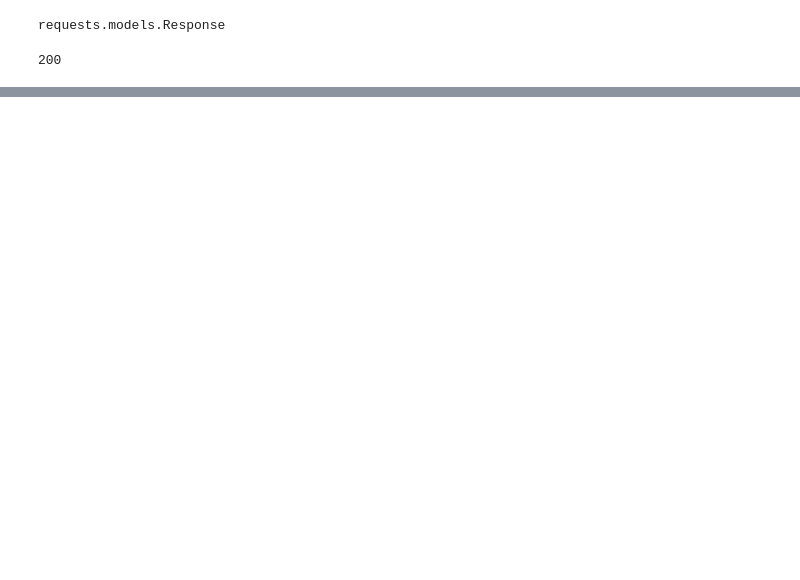
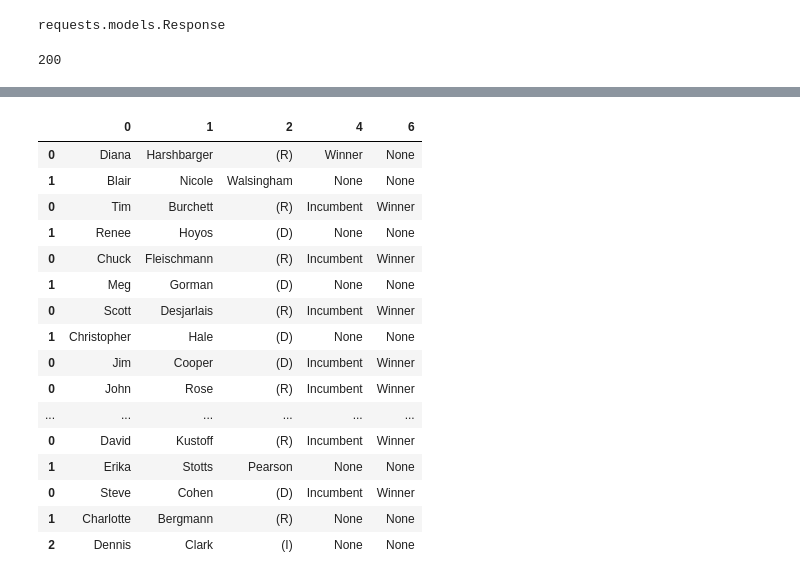
Before and after one commit to nss-data-science-cohort-5/webscraping_open_secrets-silver-sloths-2, a Jupyter notebook: notebooks/An Analysis of Political Contributions During the 2020 House of Representatives Election.ipynb, the cells around one changed output, grey strips where cells are left out. Cells and saved outputs as stored; diff of their text form; code cells hidden in the pictures; blank space fills up the shorter version.

```diff
--- a/notebooks/An Analysis of Political Contributions During the 2020 House of Representatives Election.ipynb
+++ b/notebooks/An Analysis of Political Contributions During the 2020 House of Representatives Election.ipynb
@@ -60,0 +63,20 @@ pd.read_html(str(soup.find('table')))[0]
+# %%
+stuff.drop(columns=[3,5])
+# %% [output]
+|  | 0 | 1 | 2 | 4 | 6 |
+| 0 | Diana | Harshbarger | (R) | Winner | None |
+| 1 | Blair | Nicole | Walsingham | None | None |
+| 0 | Tim | Burchett | (R) | Incumbent | Winner |
+| 1 | Renee | Hoyos | (D) | None | None |
+| 0 | Chuck | Fleischmann | (R) | Incumbent | Winner |
+| 1 | Meg | Gorman | (D) | None | None |
+| 0 | Scott | Desjarlais | (R) | Incumbent | Winner |
+| 1 | Christopher | Hale | (D) | None | None |
+| 0 | Jim | Cooper | (D) | Incumbent | Winner |
+| 0 | John | Rose | (R) | Incumbent | Winner |
+| ... | ... | ... | ... | ... | ... |
+| 0 | David | Kustoff | (R) | Incumbent | Winner |
+| 1 | Erika | Stotts | Pearson | None | None |
+| 0 | Steve | Cohen | (D) | Incumbent | Winner |
+| 1 | Charlotte | Bergmann | (R) | None | None |
+| 2 | Dennis | Clark | (I) | None | None |
```
Also changed, not shown: parts of 18 cells of this notebook.
